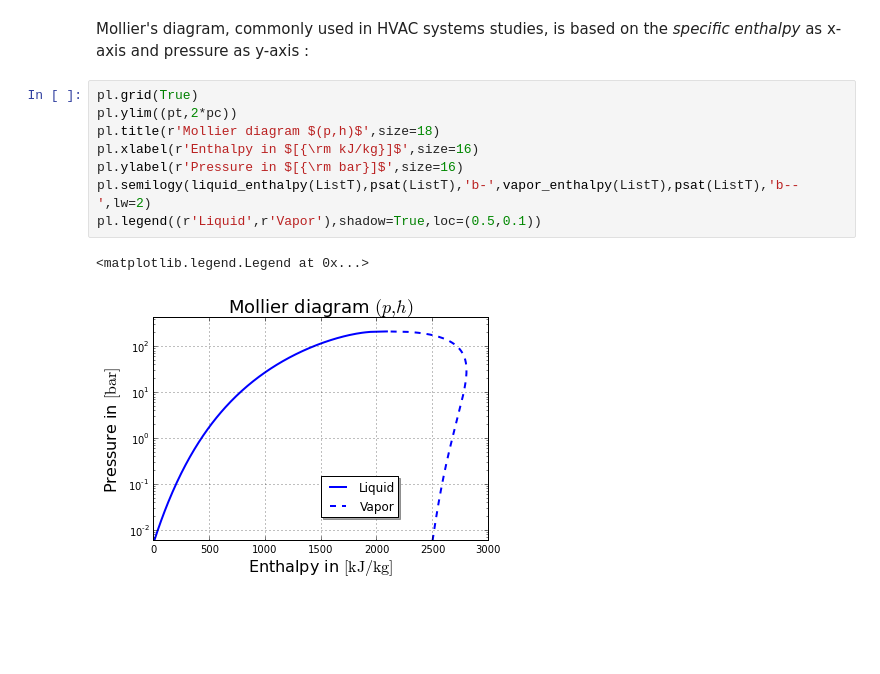
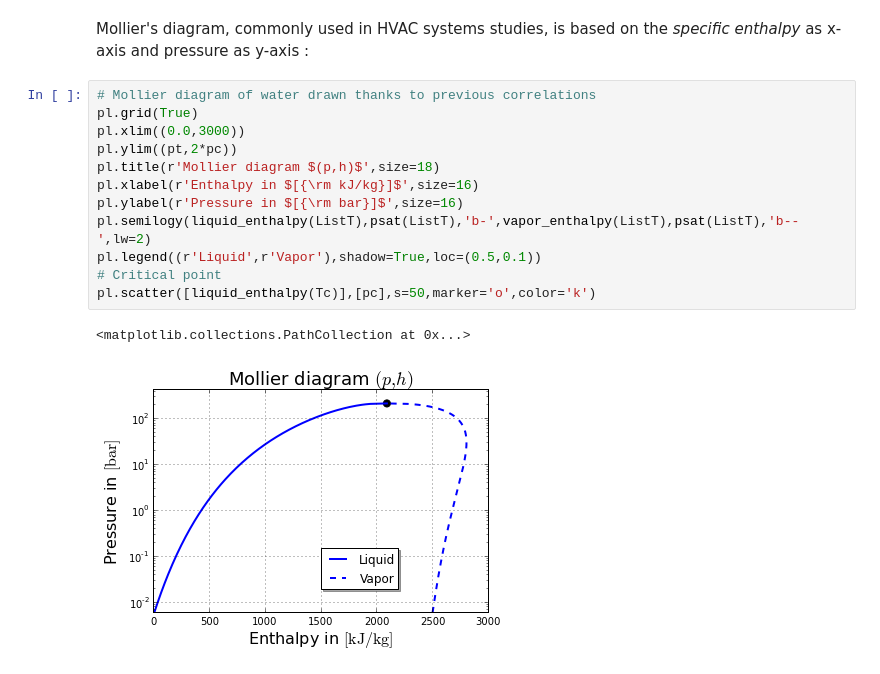
Before and after one commit to avaudrey/IAPWSPy, a Jupyter notebook: IAPWS_demo.ipynb, the cells around one changed output. Saved outputs shown, nothing was run; the diff lists cells and outputs as text; blank space fills up the shorter version.

```diff
--- a/IAPWS_demo.ipynb
+++ b/IAPWS_demo.ipynb
@@ -118,13 +118,17 @@ Combining previous correlations could help to draw the usual thermodynamical dia
 # %% [markdown]
 Mollier's diagram, commonly used in HVAC systems studies, is based on the *specific enthalpy* as x-axis and pressure as y-axis :
 # %%
+# Mollier diagram of water drawn thanks to previous correlations
 pl.grid(True)
+pl.xlim((0.0,3000))
 pl.ylim((pt,2*pc))
 pl.title(r'Mollier diagram $(p,h)$',size=18)
 pl.xlabel(r'Enthalpy in $[{\rm kJ/kg}]$',size=16)
 pl.ylabel(r'Pressure in $[{\rm bar}]$',size=16)
 pl.semilogy(liquid_enthalpy(ListT),psat(ListT),'b-',vapor_enthalpy(ListT),psat(ListT),'b--',lw=2)
 pl.legend((r'Liquid',r'Vapor'),shadow=True,loc=(0.5,0.1))
+# Critical point
+pl.scatter([liquid_enthalpy(Tc)],[pc],s=50,marker='o',color='k')
 # %% [output]
-<matplotlib.legend.Legend at 0x...>
+<matplotlib.collections.PathCollection at 0x...>
-[figure, old version]
+[figure, new version]
```
Also changed, not shown: parts of 2 cells of this notebook.
